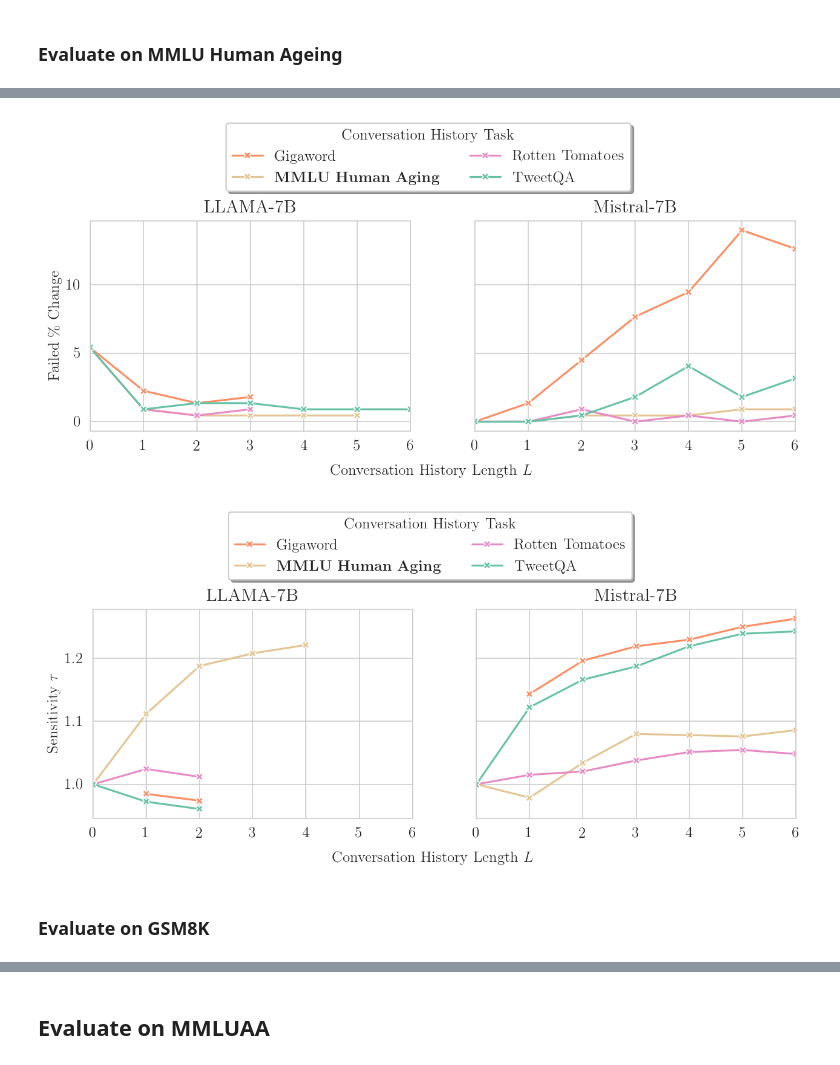
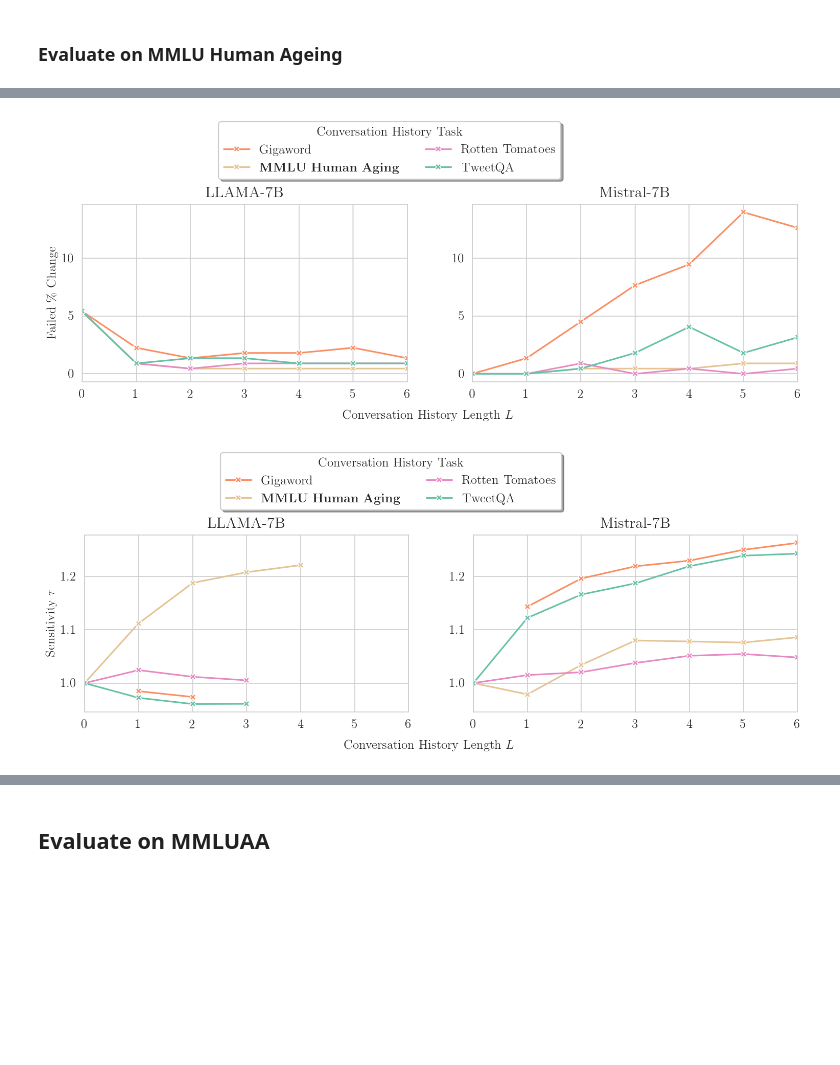
Before and after one commit to ivaxi0s/llm-task-switch, a Jupyter notebook: results/plot_metrics.ipynb, the cells around one changed output, grey strips where cells are left out. Drawn from its saved outputs; the diff is of its cells as text; code cells hidden in the pictures; blank space fills up the shorter version.

```diff
--- a/results/plot_metrics.ipynb
+++ b/results/plot_metrics.ipynb
@@ -407,8 +362,9 @@ def results_latex_table(df: pd.DataFrame, columns: list[str], task: str, num_exa
 # %%
 mmlu_age = MMLUHumanAgingDataLoader()
 mmlu_age_ref_data = mmlu_age.load_test_reference()
-mmlu_age_results = get_results_for_evalset("mmlu-age", mmlu_age_ref_data, use_cached=False)
+mmlu_age_results = get_results_for_evalset("mmlu-age", mmlu_age_ref_data, use_cached=True)
 mmlu_age_df = pd.DataFrame(mmlu_age_results)
+print(len(mmlu_age_df))
 mmlu_age_df.head()
 # %% [output]
 Removing large training set examples
@@ -455,36 +406,33 @@ plot_df_metrics_per_model(
 # %%
 df = mmlu_age_df
 df["perc_fail"] = df["failed"] / df["total"] * 100
 df = df.rename(columns={"perc_fail": r"Failed \% Change"})
 plot_df_metrics_per_model(
   df,
   [r"Failed \% Change"],
-  # save_path=Path("mmluaa_accuracy.pdf"),
+  save_path=Path("mmlu-age/fail_rate.pdf"),
   # title="MMLU Abstract Algebra Results",
   eval_set="mmlu-age",
   legend_axs=(-1, 1),
   legend_anchor=(-0.8, 1.5),
 )
 # %% [output]
-[figure, old version]
+[figure, new version]
 # %%
-# aa_results_df["perc_fail"] = aa_results_df["failed"] / aa_results_df["total"] * 100
 label = r"Sensitivity $\tau$"
 df = mmlu_age_df
+# Remove gpt3.5, gpt4
+df = df[~df["model"].isin(["gpt3.5", "gpt4"])]
 df = sensitivity(df)
 df = df.rename(columns={"sensitivity": label})
-# Remove gpt3.5, gpt4
-df = df[~df["model"].isin(["gpt3.5", "gpt4"])]
 plot_df_metrics_per_model(
     df,
     [label],
-    # save_path=Path("mmlu-age_sensitivity.pdf"),
+    save_path=Path("mmlu-age/sensitivity.pdf"),
     # title="MMLU Abstract Algebra Results",
     eval_set="mmlu-age",
     legend_axs=(-1, 1),
     legend_anchor=(-0.8, 1.5),
 )
 # %% [output]
-[figure, old version]
+[figure, new version]
-# %% [markdown]
-### Evaluate on GSM8K
```
Also changed, not shown: parts of 60 cells of this notebook, 28 other files.
